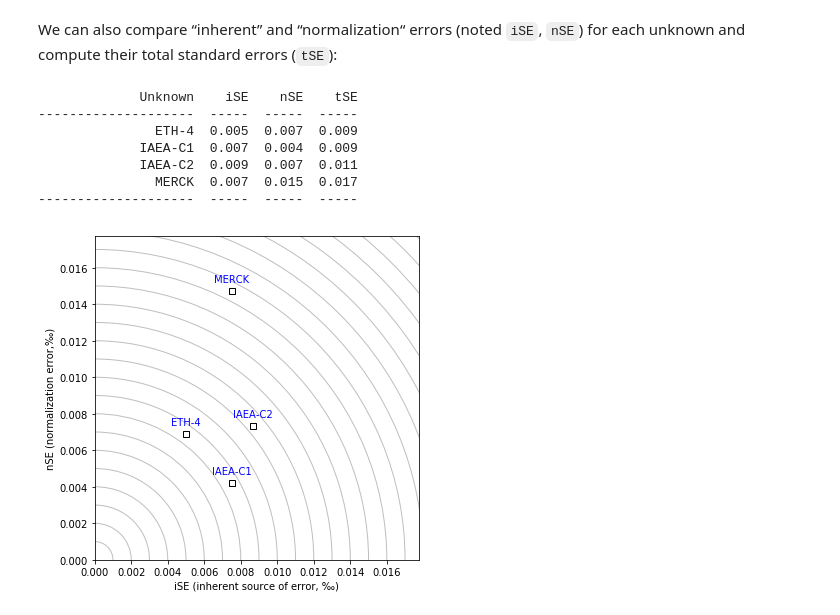
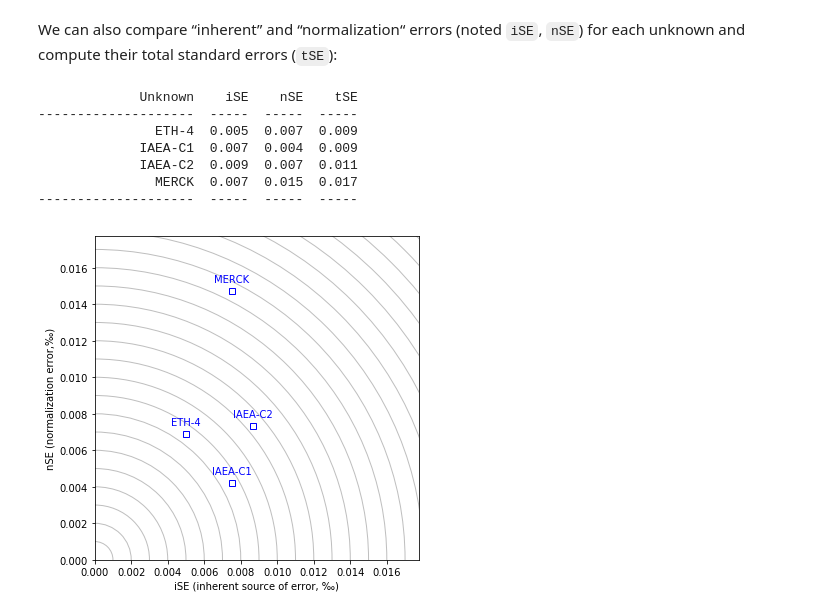
Before and after one commit to mdaeron/queenmary, a Jupyter notebook: D47_Normalization_Errors.ipynb, the cells around one changed output. Saved outputs shown, nothing was run; the diff lists cells and outputs as text; code cells hidden in the pictures.

```diff
--- a/D47_Normalization_Errors.ipynb
+++ b/D47_Normalization_Errors.ipynb
@@ -106,35 +106,35 @@ xmax = -1
 for x in unknowns:
     inherent_error = rD47 / sqrt(x['N'])
     normalization_error = norm_error(CM, x['d47'], x['D47'])
-    plot(inherent_error, normalization_error, 'ws', mec='k', mew=1)
+    plot(inherent_error, normalization_error, 'ws', mec='b', mew=1)
     text(inherent_error, normalization_error, f"{x['name']}\n\n",
         va = 'center', ha = 'center', color = 'b')
 
     print(f"{x['name']:>20}  {inherent_error:.3f}  {normalization_error:.3f}  {sqrt(inherent_error**2 + normalization_error**2):.3f}")
 
     xmax = max(xmax, inherent_error)
     xmax = max(xmax, normalization_error)
 
 print('--------------------  -----  -----  -----\n')
 
 N = int(floor(sqrt(2)*(1000*xmax + 3)**2))
 for e in linspace(0.001, 0.001*N, N):
     gca().add_artist(
         Ellipse(
             xy = (0,0), width = 2*e, height = 2*e,
             lw = 1, fc = 'none', ec = [.75]*3, ls = '-', zorder = -100 )
             )
 
 axis([0,xmax+0.003,0,xmax+0.003])
 xlabel('iSE (inherent source of error, ‰)')
 ylabel('nSE (normalization error,‰)')
 show()
 # %% [output]
              Unknown    iSE    nSE    tSE
 --------------------  -----  -----  -----
                ETH-4  0.005  0.007  0.009
              IAEA-C1  0.007  0.004  0.009
              IAEA-C2  0.009  0.007  0.011
                MERCK  0.007  0.015  0.017
 --------------------  -----  -----  -----
-[figure, old version]
+[figure, new version]
```
